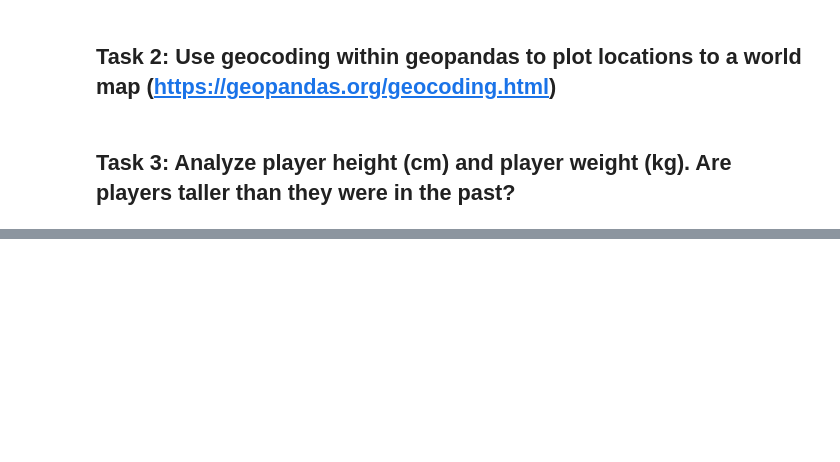
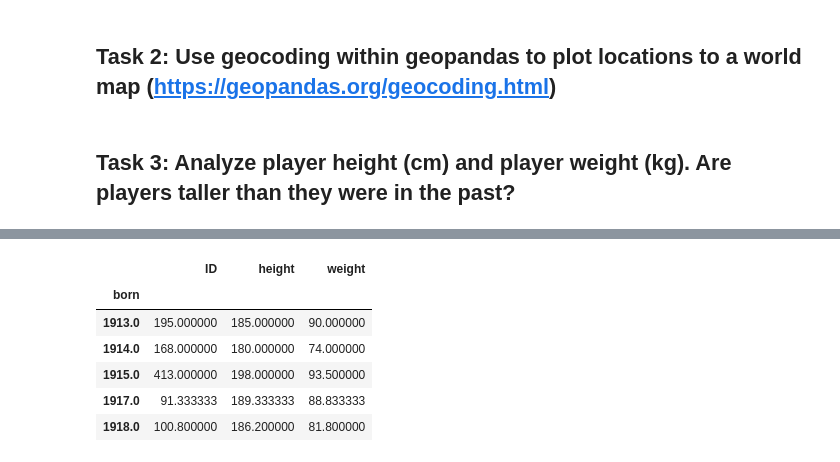
Before and after one commit to brentwilder/NBAplayers, a Jupyter notebook: NBA.ipynb, the cells around one changed output, grey strips where cells are left out. Cells and saved outputs as stored; diff of their text form; code cells hidden in the pictures; blank space fills up the shorter version.

```diff
--- a/NBA.ipynb
+++ b/NBA.ipynb
@@ -149,0 +180,13 @@ df[df['Player'].str.contains(' Williams', case=False, na=False)]
+# %%
+# Since there is significant scatter, let's group by year and find the mean for each year
+df_h = df.copy()
+group = df_h.groupby('born').mean()
+group.head()
+# %% [output]
+|  | ID | height | weight |
+| born |  |  |  |
+| 1913.0 | 195.000000 | 185.000000 | 90.000000 |
+| 1914.0 | 168.000000 | 180.000000 | 74.000000 |
+| 1915.0 | 413.000000 | 198.000000 | 93.500000 |
+| 1917.0 | 91.333333 | 189.333333 | 88.833333 |
+| 1918.0 | 100.800000 | 186.200000 | 81.800000 |
```
Also changed, not shown: parts of 7 cells of this notebook.
